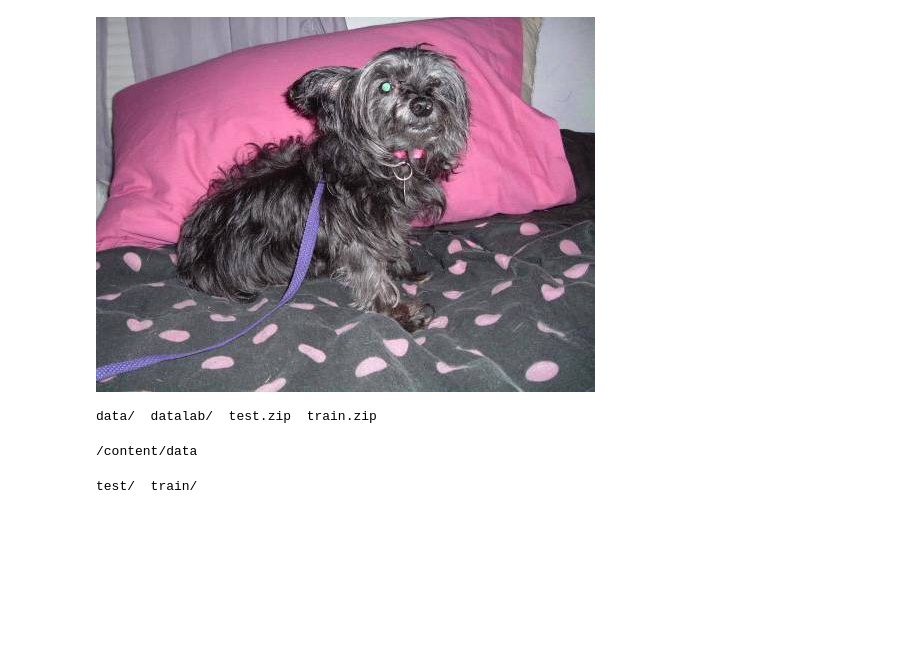
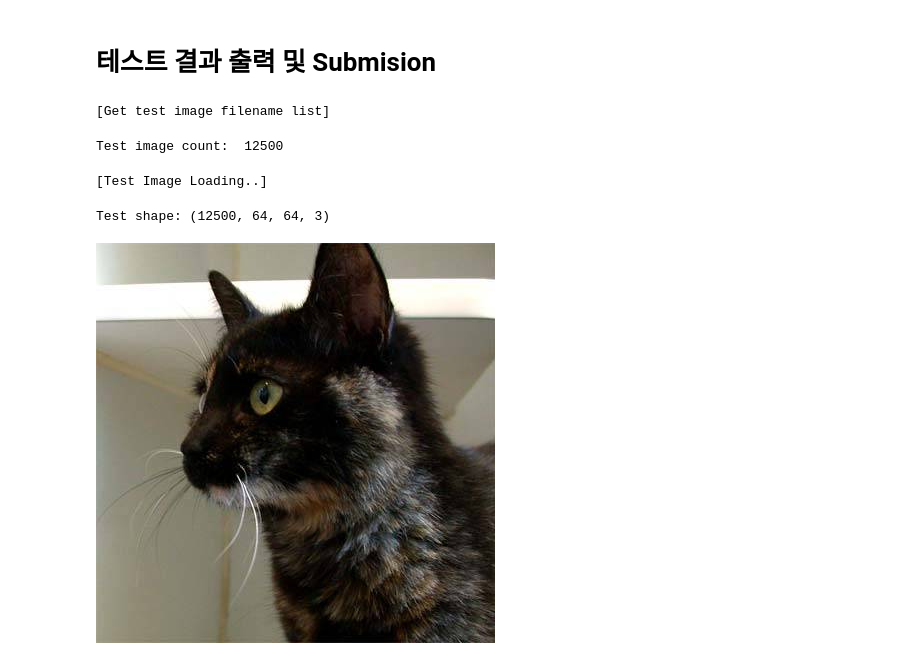
Before and after one commit to inoray/ML_DL_Tensorflow_study, a Jupyter notebook: season_02_Kaggle/02_Dogs_vs_Cats_Redux/이정우/DogAndCat.ipynb, the cells around one changed output. Cells and saved outputs as stored; diff of their text form; code cells hidden in the pictures; blank space fills up the shorter version.

```diff
--- a/season_02_Kaggle/02_Dogs_vs_Cats_Redux/이정우/DogAndCat.ipynb
+++ b/season_02_Kaggle/02_Dogs_vs_Cats_Redux/이정우/DogAndCat.ipynb
@@ -60,16 +378,41 @@ Image('./data/train/cat.2.jpg')
+# %% [markdown]
+# 테스트 결과 출력 및 Submision
+# %%
+#@title Test image property { form-width: "20%" }
+TestImageCoverage = 1.0 #@param {type:"number"}
+
+
+import re
+
+print("[Get test image filename list]")
+sleep(1)
+
+test_images =  [TEST_DIR+i for i in tqdm(os.listdir(TEST_DIR))]
+
+test_images.sort(key=lambda var:[int(x) if x.isdigit() else x for x in re.findall(r'[^0-9]|[0-9]+', var)])
+
+
+# data reduction for test result check efficiency
+noTestImage = int(len(test_images) * TestImageCoverage)
+
+print("")
+print("Test image count: ", noTestImage)
+
+test_images =  test_images[:noTestImage]
+# %% [output]
+[Get test image filename list]
+Test image count:  12500
+# %%
+print("[Test Image Loading..]")
+sleep(1)
+
+test = prep_data(test_images)
+print("")
+print("Test shape: {}".format(test.shape))
+# %% [output]
+[Test Image Loading..]
+Test shape: (12500, 64, 64, 3)
 # %%
-Image('./data/train/dog.0.jpg')
+Image('/content/data/test/5.jpg')
 # %% [output]
-[figure, old version]
+[figure, new version]
-# %%
-ls
-# %% [output]
-data/  datalab/  test.zip  train.zip
-# %%
-cd data
-# %% [output]
-/content/data
-# %%
-ls
-# %% [output]
-test/  train/
```
Also changed, not shown: parts of 36 cells of this notebook.
